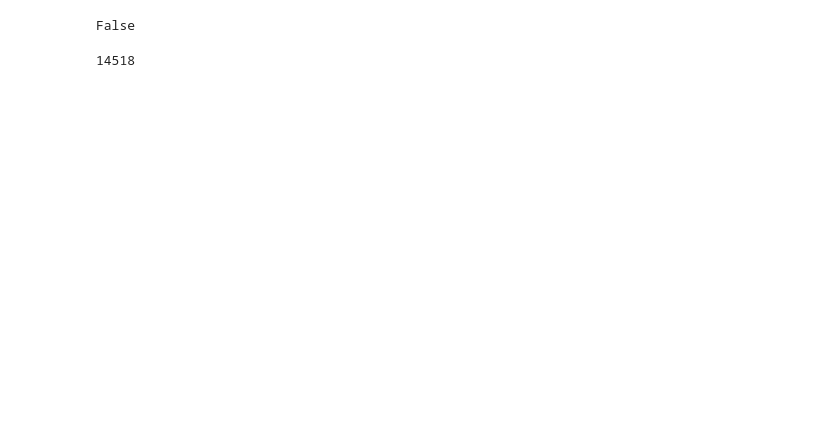
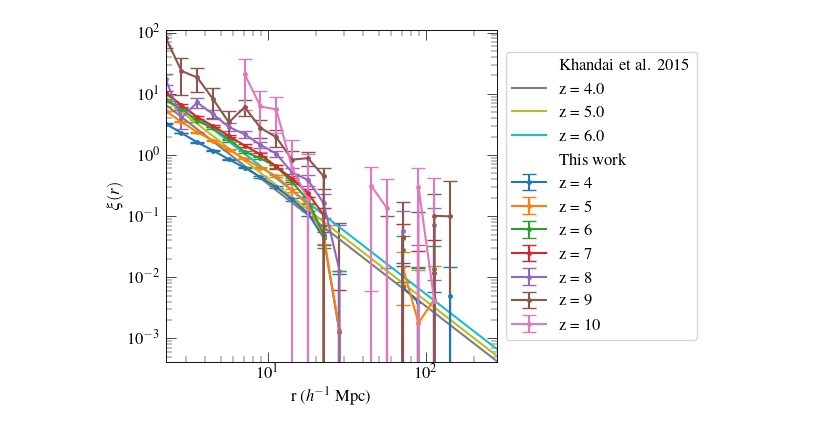
Before and after one commit to VibinRam/high-redshift-quasar-clustering, a Jupyter notebook: Ultimate_test.ipynb, the cells around one changed output. Cells and saved outputs as stored; diff of their text form; code cells hidden in the pictures; blank space fills up the shorter version.

```diff
--- a/Ultimate_test.ipynb
+++ b/Ultimate_test.ipynb
@@ -581,9 +234,69 @@ array([[[ True,  True,  True, ...,  True,  True,  True],
-# %%
-# Check if the two arrays, Lightcone_original and Lightcone_point_dist are equal
-np.all(Lightcone == np.asarray(Lightcone_original, dtype=int))
-# %% [output]
-False
-# %%
-len(np.where(Lightcone != np.asarray(Lightcone_original, dtype=int))[0])
-# %% [output]
-14518
+# %%
+# Plot the correlation functions
+
+plt.style.use('MNRAS_Style.mplstyle')
+
+# Find the midpoint of each bin, as r_mid = (r_min + r_max) / 2
+for i in range(len(redshifts)):
+    corrfunc_data[i]['r mid'] = (corrfunc_data[i]['r min'] + corrfunc_data[i]['r max']) / 2
+
+# Make an array to store the plot objects
+plot_objects = np.zeros(len(redshifts), dtype=object)
+
+# Plot all the correlation functions
+for i in range(len(redshifts)):
+    plot_objects[i] = plt.errorbar(corrfunc_data[i]['r mid'][:-3], corrfunc_data[i]['Landy Szalay'][:-3], yerr=corrfunc_data[i]['Pois Error'][:-3], fmt='.-', markersize=5, capsize=5)
+
+plt.ylabel(r'$\xi(r)$')
+plt.xlabel(r'r ($h^{-1}$ Mpc)')
+# plt.ylim(-0.5, 10)
+# plt.xlim(0, 150)
+plt.xscale('log')
+plt.yscale('log')
+
+Khandai_DATA_DIRECTORY = "/home/vibin/MyFolder/WorkDesk/DP2/PhdProjects/Complicor/Data/"
+temp_rmid = corrfunc_data[0]['r mid']
+
+# Now also plot the correlation function from khandai et al. 2015 as power laws
+MBII_fig25_filename = "Khandai_fig25_data.csv"
+MBII_fig25 = np.loadtxt(Khandai_DATA_DIRECTORY + MBII_fig25_filename, skiprows=1, delimiter=',')
+
+MBII_fig25_z = MBII_fig25[:, 0]
+MBII_fig25_r0 = MBII_fig25[:, 1]
+
+MBII_gamma = 2.0
+
+# Make another array to store the plot objects
+plot_objects_khandai = np.zeros(len(MBII_fig25_z[5:]), dtype=object)
+
+for i in range(len(MBII_fig25_z[5:])):
+    plot_objects_khandai[i], = plt.plot(temp_rmid, (temp_rmid/MBII_fig25_r0[i+5])**(-MBII_gamma))
+
+# Make title proxy
+title_proxy = Rectangle((0,0), 0, 0, color='w')
+
+# Make a list of the following form: [title_proxy, plot_objects_khandai[0], plot_objects_khandai[1], ..., plot_objects_khandai[n], title_proxy, plot_objects[0], plot_objects[1], ..., plot_objects[n]]
+legend_list = [title_proxy]
+legend_list.extend(plot_objects_khandai)
+legend_list.append(title_proxy)
+legend_list.extend(plot_objects)
+
+# Make a list to hold the labels for the legend like: ['Khandai et al. 2015', 'z = 4', ... , 'z = 6', 'This work', 'z = 4', ... , 'z = 10']
+legend_labels = ['Khandai et al. 2015']
+legend_labels.extend(['z = {}'.format(np.round(MBII_fig25_z[i+5])) for i in range(len(MBII_fig25_z[5:]))])
+legend_labels.append('This work')
+legend_labels.extend(['z = {}'.format(redshifts[i]) for i in range(len(redshifts))])
+
+# give legends outside the plots
+plt.legend(legend_list, legend_labels, loc='center left', bbox_to_anchor=(1, 0.5))
+plt.grid(visible=False)
+plt.gca().set_box_aspect(1)
+
+# Save the plot as a pdf file
+PLOT_DIRECTORY = "/home/vibin/MyFolder/WorkDesk/DP2/PhdProjects/Complicor/Plots/"
+
+plt.savefig(PLOT_DIRECTORY + 'MBII_corrfunc.pdf')
+
+plt.show()
+# %% [output]
+[figure, added]
```
Also changed, not shown: parts of 18 cells of this notebook.
